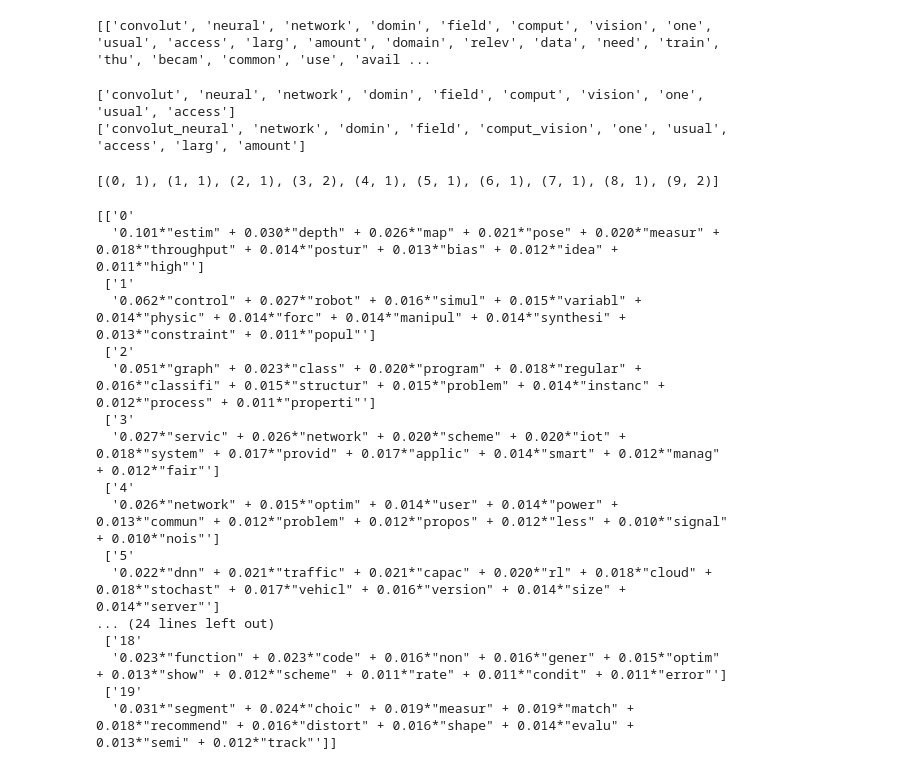
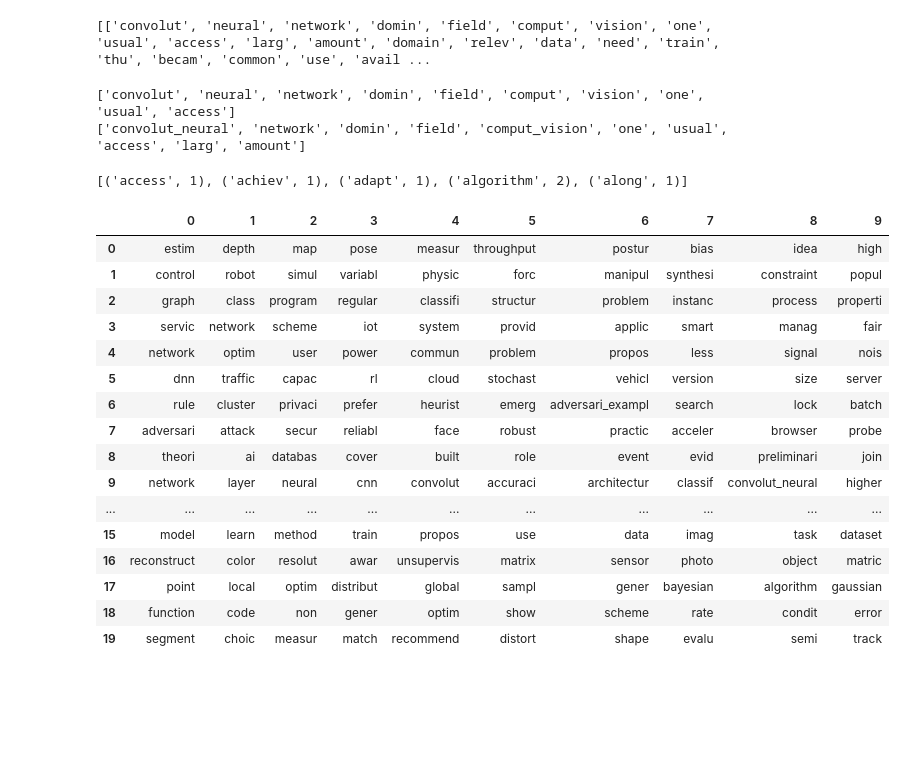
Before and after one commit to Lijuet/ITrend, a Jupyter notebook: topicModling.ipynb, the cells around one changed output. Cells and saved outputs as stored; diff of their text form; code cells hidden in the pictures; blank space fills up the shorter version.

Commit message:
edit TopicModeling

```diff
--- a/topicModling.ipynb
+++ b/topicModling.ipynb
@@ -106,27 +95,25 @@ bigram_mod = gensim.models.phrases.Phraser(bigram)
 
 def make_bigrams(texts):
     return [bigram_mod[doc] for doc in texts]
+
+data_words_bigrams = make_bigrams(data_words)
+
+#바이어그램 적용 결과 예시
+print(data_words[0][:10])
+print(data_words_bigrams[0][:10])
+# %% [output]
+['convolut', 'neural', 'network', 'domin', 'field', 'comput', 'vision', 'one', 'usual', 'access']
+['convolut_neural', 'network', 'domin', 'field', 'comput_vision', 'one', 'usual', 'access', 'larg', 'amount']
-# %%
-data_words_bigrams = make_bigrams(data_words)
-
-#바이어그램 적용 결과 예시
-print(data_words[0][:10])
-print(data_words_bigrams[0][:10])
-# %% [output]
-['convolut', 'neural', 'network', 'domin', 'field', 'comput', 'vision', 'one', 'usual', 'access']
-['convolut_neural', 'network', 'domin', 'field', 'comput_vision', 'one', 'usual', 'access', 'larg', 'amount']
 # %%
 #토픽 모델링 적용을 위해 숫자로 바꿈
-# Create Dictionary
+#단어를 숫자에 대응시켜 dictionary 만듦
 id2word = corpora.Dictionary(data_words_bigrams)
 
 # Create Corpus
 texts = data_words_bigrams
-
-# Term Document Frequency
 corpus = [id2word.doc2bow(text) for text in texts]
 
-print(corpus[0][:10])
+[(id2word[id], freq) for id, freq in corpus[0]][:5]
 # %% [output]
-[(0, 1), (1, 1), (2, 1), (3, 2), (4, 1), (5, 1), (6, 1), (7, 1), (8, 1), (9, 2)]
+[('access', 1), ('achiev', 1), ('adapt', 1), ('algorithm', 2), ('along', 1)]
 # %%
@@ -140,24 +127,26 @@ chunksize=100,
 passes=10,
 alpha='auto',
 per_word_topics=True)
-# %%
-topics = np.array(lda_model.print_topics())
-print(topics)
-# %% [output]
-[['0'
-  '0.101*"estim" + 0.030*"depth" + 0.026*"map" + 0.021*"pose" + 0.020*"measur" + 0.018*"throughput" + 0.014*"postur" + 0.013*"bias" + 0.012*"idea" + 0.011*"high"']
- ['1'
-  '0.062*"control" + 0.027*"robot" + 0.016*"simul" + 0.015*"variabl" + 0.014*"physic" + 0.014*"forc" + 0.014*"manipul" + 0.014*"synthesi" + 0.013*"constraint" + 0.011*"popul"']
- ['2'
-  '0.051*"graph" + 0.023*"class" + 0.020*"program" + 0.018*"regular" + 0.016*"classifi" + 0.015*"structur" + 0.015*"problem" + 0.014*"instanc" + 0.012*"process" + 0.011*"properti"']
- ['3'
-  '0.027*"servic" + 0.026*"network" + 0.020*"scheme" + 0.020*"iot" + 0.018*"system" + 0.017*"provid" + 0.017*"applic" + 0.014*"smart" + 0.012*"manag" + 0.012*"fair"']
- ['4'
-  '0.026*"network" + 0.015*"optim" + 0.014*"user" + 0.014*"power" + 0.013*"commun" + 0.012*"problem" + 0.012*"propos" + 0.012*"less" + 0.010*"signal" + 0.010*"nois"']
- ['5'
-  '0.022*"dnn" + 0.021*"traffic" + 0.021*"capac" + 0.020*"rl" + 0.018*"cloud" + 0.018*"stochast" + 0.017*"vehicl" + 0.016*"version" + 0.014*"size" + 0.014*"server"']
-... (24 lines left out)
- ['18'
-  '0.023*"function" + 0.023*"code" + 0.016*"non" + 0.016*"gener" + 0.015*"optim" + 0.013*"show" + 0.012*"scheme" + 0.011*"rate" + 0.011*"condit" + 0.011*"error"']
- ['19'
-  '0.031*"segment" + 0.024*"choic" + 0.019*"measur" + 0.019*"match" + 0.018*"recommend" + 0.016*"distort" + 0.016*"shape" + 0.014*"evalu" + 0.013*"semi" + 0.012*"track"']]
+# %%
+topicTable = pd.DataFrame([id2word[word[0]] for word in lda_model.get_topic_terms(idx)] for idx in range(20))
+topicTable_prob = pd.DataFrame([(id2word[word[0]],word[1]) for word in lda_model.get_topic_terms(idx)] for idx in range(20))
+# %%
+topicTable #각 토픽별 구성단어만 표시
+# %% [output]
+|  | 0 | 1 | 2 | 3 | 4 | 5 | 6 | 7 | 8 | 9 |
+| 0 | estim | depth | map | pose | measur | throughput | postur | bias | idea | high |
+| 1 | control | robot | simul | variabl | physic | forc | manipul | synthesi | constraint | popul |
+| 2 | graph | class | program | regular | classifi | structur | problem | instanc | process | properti |
+| 3 | servic | network | scheme | iot | system | provid | applic | smart | manag | fair |
+| 4 | network | optim | user | power | commun | problem | propos | less | signal | nois |
+| 5 | dnn | traffic | capac | rl | cloud | stochast | vehicl | version | size | server |
+| 6 | rule | cluster | privaci | prefer | heurist | emerg | adversari_exampl | search | lock | batch |
+| 7 | adversari | attack | secur | reliabl | face | robust | practic | acceler | browser | probe |
+| 8 | theori | ai | databas | cover | built | role | event | evid | preliminari | join |
+| 9 | network | layer | neural | cnn | convolut | accuraci | architectur | classif | convolut_neural | higher |
+| ... | ... | ... | ... | ... | ... | ... | ... | ... | ... | ... |
+| 15 | model | learn | method | train | propos | use | data | imag | task | dataset |
+| 16 | reconstruct | color | resolut | awar | unsupervis | matrix | sensor | photo | object | matric |
+| 17 | point | local | optim | distribut | global | sampl | gener | bayesian | algorithm | gaussian |
+| 18 | function | code | non | gener | optim | show | scheme | rate | condit | error |
+| 19 | segment | choic | measur | match | recommend | distort | shape | evalu | semi | track |
```
Also changed, not shown: parts of 9 cells of this notebook.
